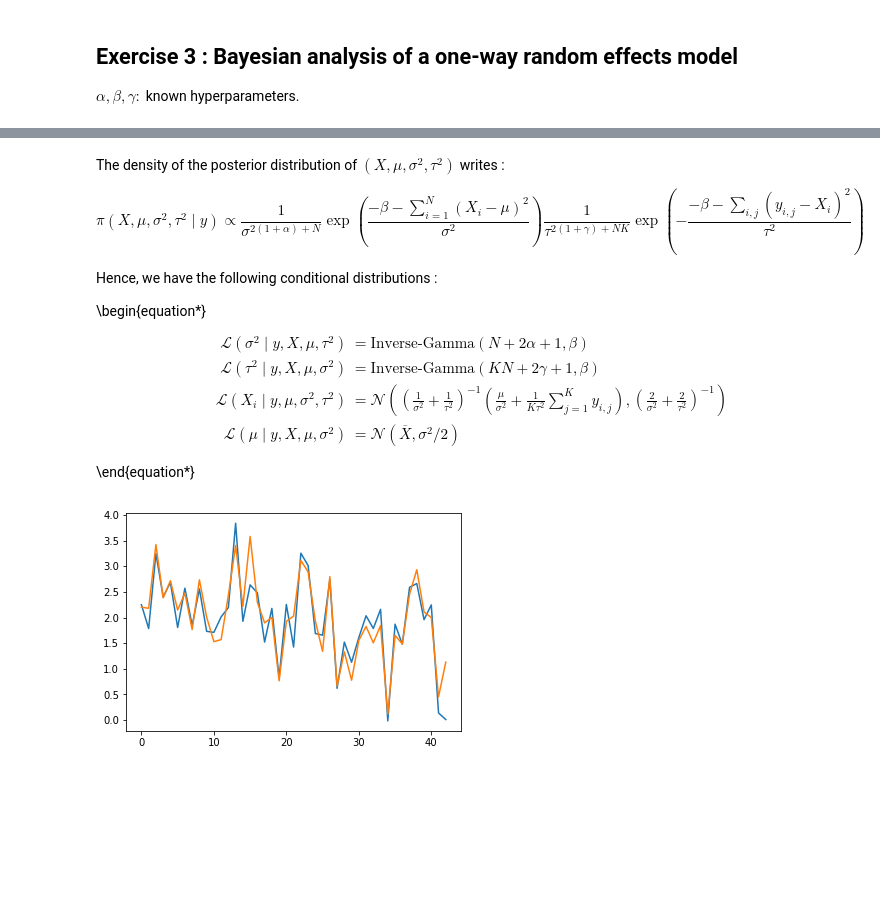
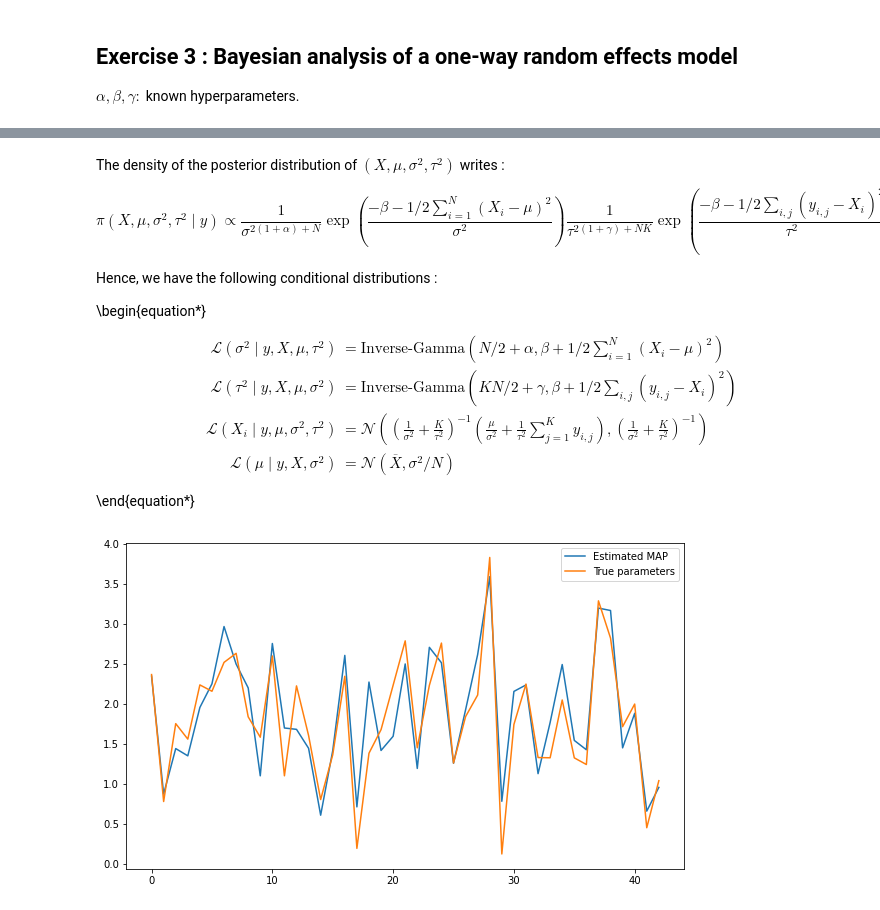
Before and after one commit to simonqueric/MVA, a Jupyter notebook: ComputationalStatistics/Lab4/Lab4_Compstat.ipynb, the cells around one changed output, grey strips where cells are left out. Drawn from its saved outputs; the diff is of its cells as text; code cells hidden in the pictures; blank space fills up the shorter version.

```diff
--- a/ComputationalStatistics/Lab4/Lab4_Compstat.ipynb
+++ b/ComputationalStatistics/Lab4/Lab4_Compstat.ipynb
@@ -365,0 +473,7 @@ def parallel_tempering():
+# %%
+K = 5
+T = np.array([60, 21.6, 7.7, 2.8, 1])
+sigma_prop = 0.25*np.sqrt(T)
+X0 = np.zeros((K, 2))
+# %%
+Z = parallel_tempering(X0, log_pi, K, T, param = (mu, sigma), sigma_prop=sigma_prop, n_iter=50_000)
@@ -408,17 +554,17 @@ plt.show()
 The density of the posterior distribution of $(X, \mu, \sigma^2, \tau^2)$ writes :
 
 \begin{equation*}
-    \pi(X, \mu, \sigma^2, \tau^2 \mid y) \propto \frac{1}{\sigma^{2(1+\alpha) + N}}\exp\left(\frac{-\beta - \sum_{i=1}^N{(X_i-\mu)^2}}{\sigma^2}\right)\frac{1}{\tau^{2(1+\gamma) + NK}} \exp\left(-\frac{-\beta - \sum_{i,j}{(y_{i,j}-X_i)^2}}{\tau^2}\right)
+    \pi(X, \mu, \sigma^2, \tau^2 \mid y) \propto \frac{1}{\sigma^{2(1+\alpha) + N}}\exp\left(\frac{-\beta - 1/2\sum_{i=1}^N{(X_i-\mu)^2}}{\sigma^2}\right)\frac{1}{\tau^{2(1+\gamma) + NK}} \exp\left(\frac{-\beta - 1/2\sum_{i,j}{(y_{i,j}-X_i)^2}}{\tau^2}\right)
 \end{equation*}
 
 Hence, we have the following conditional distributions :
 
 \begin{equation*}
     \begin{aligned}
-    \mathcal{L}(\sigma^2 \mid y, X, \mu, \tau^2) &= \text{Inverse-Gamma}(N+2\alpha+1, \beta) \\
-    \mathcal{L}(\tau^2 \mid y, X, \mu, \sigma^2) &= \text{Inverse-Gamma}(KN+2\gamma+1, \beta) \\
-     \mathcal{L}(X_i \mid y, \mu, \sigma^2, \tau^2) &= \mathcal{N}\left(\left(\frac{1}{\sigma^2}+\frac{1}{\tau^2}\right)^{-1} \left(\frac{\mu}{\sigma^2} + \frac{1}{K\tau^2}\sum_{j=1}^K{y_{i,j}}\right) , \left(\frac{2}{\sigma^2}+\frac{2}{\tau^2}\right)^{-1}\right) \\
-     \mathcal{L}(\mu \mid y, X, \mu, \sigma^2) &= \mathcal{N}(\overline{X}, \sigma^2/2)
+    \mathcal{L}(\sigma^2 \mid y, X, \mu, \tau^2) &= \text{Inverse-Gamma}(N/2+\alpha, \beta + 1/2\sum_{i=1}^N{(X_i-\mu)^2}) \\
+    \mathcal{L}(\tau^2 \mid y, X, \mu, \sigma^2) &= \text{Inverse-Gamma}(KN/2+\gamma, \beta + 1/2\sum_{i,j}{(y_{i,j}-X_i)^2}) \\
+     \mathcal{L}(X_i \mid y, \mu, \sigma^2, \tau^2) &= \mathcal{N}\left(\left(\frac{1}{\sigma^2}+\frac{K}{\tau^2}\right)^{-1} \left(\frac{\mu}{\sigma^2} + \frac{1}{\tau^2}\sum_{j=1}^K{y_{i,j}}\right) , \left(\frac{1}{\sigma^2}+\frac{K}{\tau^2}\right)^{-1}\right) \\
+     \mathcal{L}(\mu \mid y, X, \sigma^2) &= \mathcal{N}(\overline{X}, \sigma^2/N)
     \end{aligned}
 
 \end{equation*}
@@ -432,27 +578,35 @@ def MH_wG(z0, y, n_iter=50) :
     tau2 = z[-1]
     Z = np.zeros((n_iter, N))
     for i in range(n_iter) :
-        sigma2 = invgamma.rvs(a=N/2+alpha, scale=beta)
+        sigma2 = invgamma.rvs(a=N/2+alpha, scale=beta+np.sum((X - mu)**2)/2)
         Z[i,-2] = sigma2
-        tau2 = invgamma.rvs(a=N*K/2+gamma, scale=beta)
+        tau2 = invgamma.rvs(a=N*K/2+gamma, scale=beta+np.sum((y.T-X)**2)/2)
         Z[i,-1] = tau2
-        mu = np.random.normal(np.mean(X), np.sqrt(sigma2/2))
+        mu = np.random.normal(np.mean(X), np.sqrt(sigma2/N))
         Z[i,-3] = mu
-        X = np.random.multivariate_normal(mean=(y.mean(axis=1)/tau2 + mu/sigma2)/(1/tau2 + 1/sigma2),
-                                   cov=1/(2/tau2 + 2/sigma2)*np.eye(N-3))
+        X = np.random.multivariate_normal(mean=(y.sum(axis=1)/tau2 + mu/sigma2)/(K/tau2 + 1/sigma2),
+                                   cov=1/(K/tau2 + 1/sigma2)*np.eye(N-3))
         Z[i,:-3] = X
 
     return Z
 # %%
+z0 = np.zeros(N+3)
+z0[:-3] = -500
+z0[-2] = 1e10
+z0[-1] = 1e10
 z_true = np.zeros(N+3)
-z_true[:-3] = np.copy(X)
+z_true[:-3] = X
 z_true[-3] = mu
 z_true[-2] = sigma2
 z_true[-1] = tau2
-Z = MH_wG(z_true, y, n_iter=100)
+
+
+Z = MH_wG(z0, y, n_iter=1000)
 # %%
+fig = plt.figure(figsize=(10, 6))
 plt.plot(Z[-1])
 plt.plot(z_true)
+plt.legend(["Estimated MAP", "True parameters"])
 plt.show()
 # %% [output]
-[figure, old version]
+[figure, new version]
```
Also changed, not shown: parts of 40 cells of this notebook.
